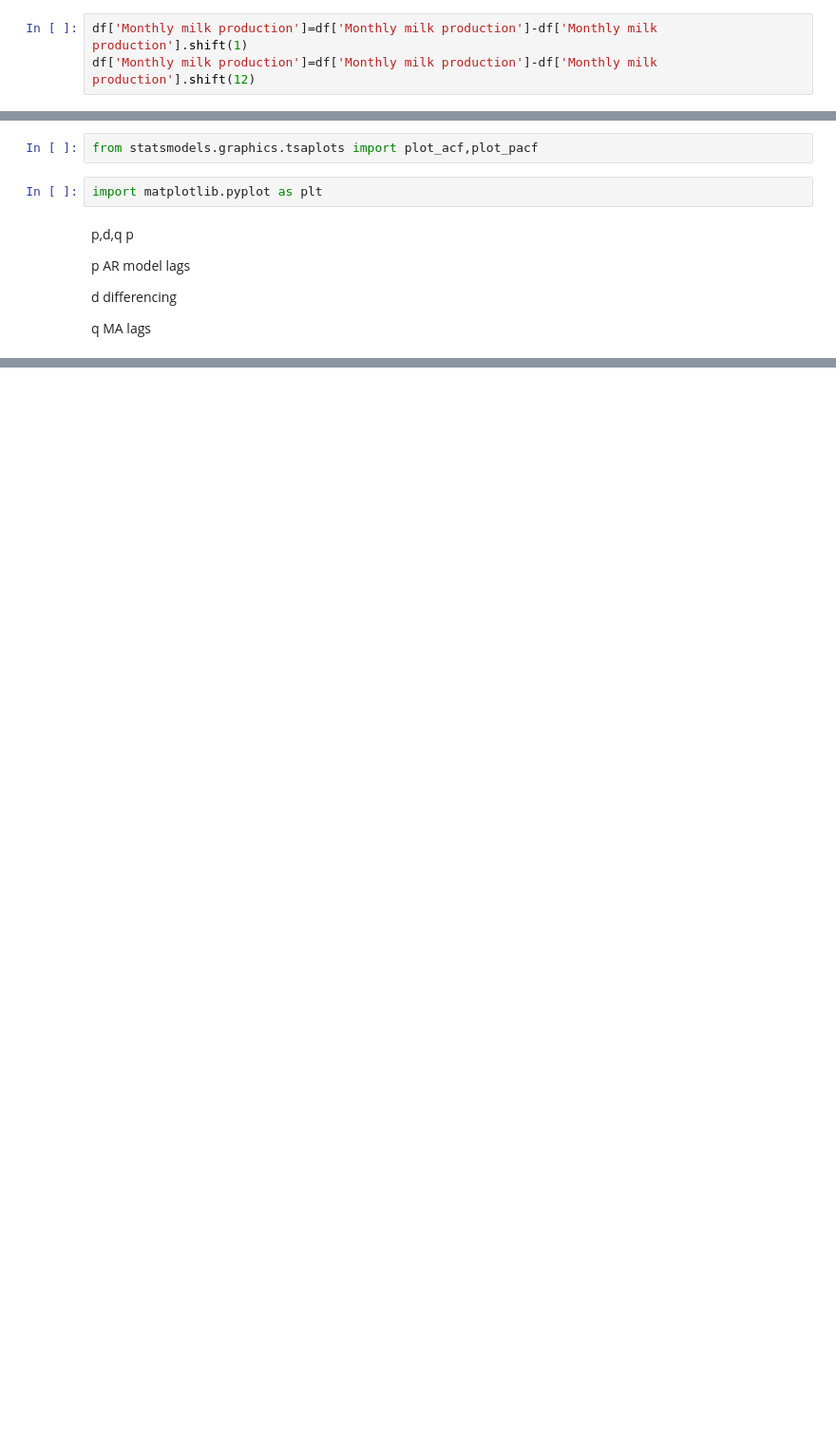
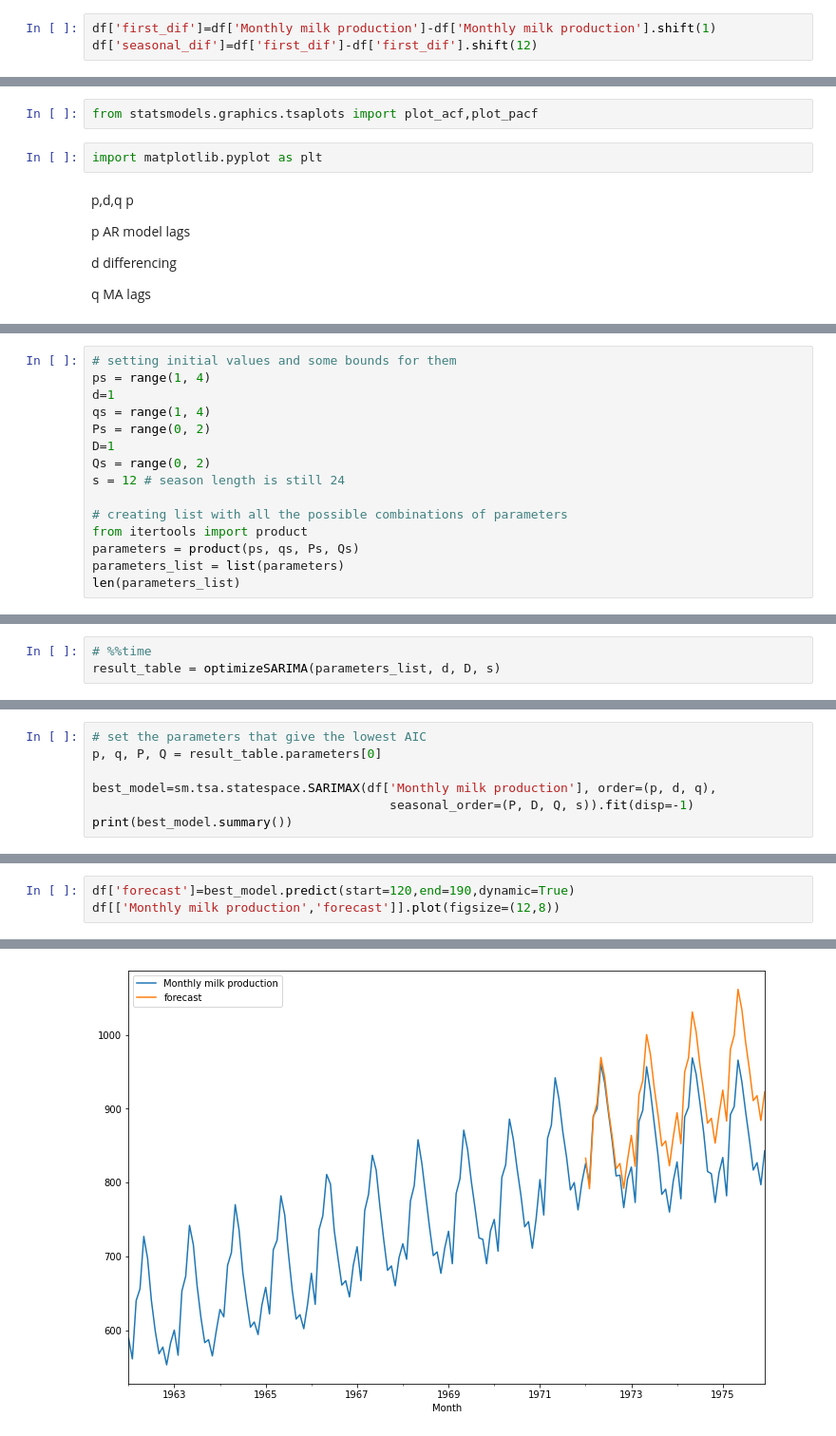
Before and after one commit to Ali-Asgar-Lakdawala/Forcasting, a Jupyter notebook: Monthly_milk_production_forcast.ipynb, the cells around one changed output, grey strips where cells are left out. Shown: that part at 95% size. Cells and saved outputs as stored; diff of their text form; blank space fills up the shorter version.

```diff
--- a/Monthly_milk_production_forcast.ipynb
+++ b/Monthly_milk_production_forcast.ipynb
@@ -65,5 +65,5 @@ p-value : 0.6274267086030314
 Number of Observations Used : 154
 weak evidence against null hypothesis, time series has a unit root, indicating it is non-stationary
 # %%
-df['Monthly milk production']=df['Monthly milk production']-df['Monthly milk production'].shift(1)
-df['Monthly milk production']=df['Monthly milk production']-df['Monthly milk production'].shift(12)
+df['first_dif']=df['Monthly milk production']-df['Monthly milk production'].shift(1)
+df['seasonal_dif']=df['first_dif']-df['first_dif'].shift(12)
@@ -101,2 +112,17 @@ fig = plot_pacf(df['Monthly milk production'].iloc[13:],lags=40,ax=ax2)
 # %% [output]
 [figure]
+# %%
+# setting initial values and some bounds for them
+ps = range(1, 4)
+d=1
+qs = range(1, 4)
+Ps = range(0, 2)
+D=1
+Qs = range(0, 2)
+s = 12 # season length is still 24
+
+# creating list with all the possible combinations of parameters
+from itertools import product
+parameters = product(ps, qs, Ps, Qs)
+parameters_list = list(parameters)
+len(parameters_list)
@@ -102,0 +169,3 @@ fig = plot_pacf(df['Monthly milk production'].iloc[13:],lags=40,ax=ax2)
+# %%
+# %%time
+result_table = optimizeSARIMA(parameters_list, d, D, s)
@@ -102,0 +181,7 @@ fig = plot_pacf(df['Monthly milk production'].iloc[13:],lags=40,ax=ax2)
+# %%
+# set the parameters that give the lowest AIC
+p, q, P, Q = result_table.parameters[0]
+
+best_model=sm.tsa.statespace.SARIMAX(df['Monthly milk production'], order=(p, d, q),
+                                        seasonal_order=(P, D, Q, s)).fit(disp=-1)
+print(best_model.summary())
@@ -102,0 +206,4 @@ fig = plot_pacf(df['Monthly milk production'].iloc[13:],lags=40,ax=ax2)
+# %%
+df['forecast']=best_model.predict(start=120,end=190,dynamic=True)
+df[['Monthly milk production','forecast']].plot(figsize=(12,8))
+# %% [output]
@@ -102,0 +211 @@ fig = plot_pacf(df['Monthly milk production'].iloc[13:],lags=40,ax=ax2)
+[figure, added]
```
Also changed, not shown: parts of 14 cells of this notebook.
